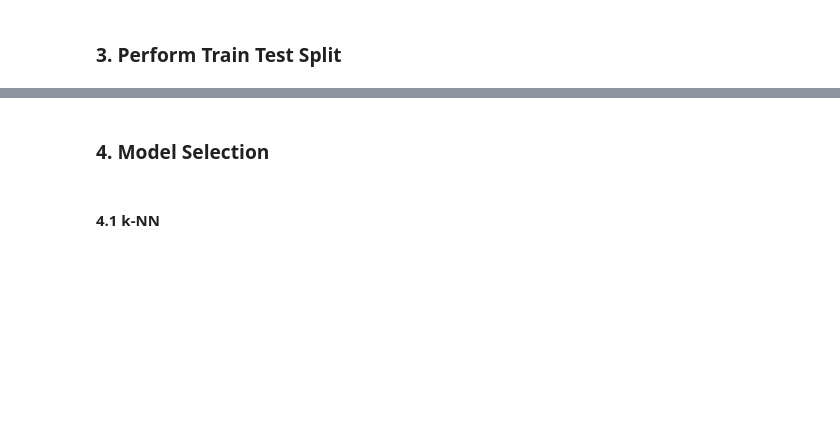
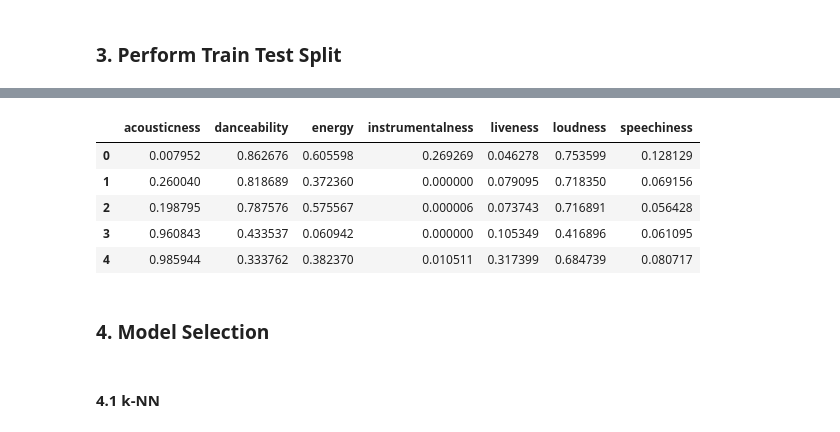
Before and after one commit to carlotagordillo2/ML-Spotify, a Jupyter notebook: ML/model_regression.ipynb, the cells around one changed output, grey strips where cells are left out. Drawn from its saved outputs; the diff is of its cells as text; code cells hidden in the pictures; blank space fills up the shorter version.

```diff
--- a/ML/model_regression.ipynb
+++ b/ML/model_regression.ipynb
@@ -53,3 +103,13 @@ X_train_out, X_test_out, y_train_out, y_test_out = train_test_split(features_out
+# %%
+X_test_norm = pd.DataFrame(X_test_norm, columns = X_test.columns)
+X_test_norm.head()
+# %% [output]
+|  | acousticness | danceability | energy | instrumentalness | liveness | loudness | speechiness |
+| 0 | 0.007952 | 0.862676 | 0.605598 | 0.269269 | 0.046278 | 0.753599 | 0.128129 |
+| 1 | 0.260040 | 0.818689 | 0.372360 | 0.000000 | 0.079095 | 0.718350 | 0.069156 |
+| 2 | 0.198795 | 0.787576 | 0.575567 | 0.000006 | 0.073743 | 0.716891 | 0.056428 |
+| 3 | 0.960843 | 0.433537 | 0.060942 | 0.000000 | 0.105349 | 0.416896 | 0.061095 |
+| 4 | 0.985944 | 0.333762 | 0.382370 | 0.010511 | 0.317399 | 0.684739 | 0.080717 |
 # %% [markdown]
 ### 4. Model Selection
 # %% [markdown]
```
Also changed, not shown: parts of 35 cells of this notebook, 4 other files.
